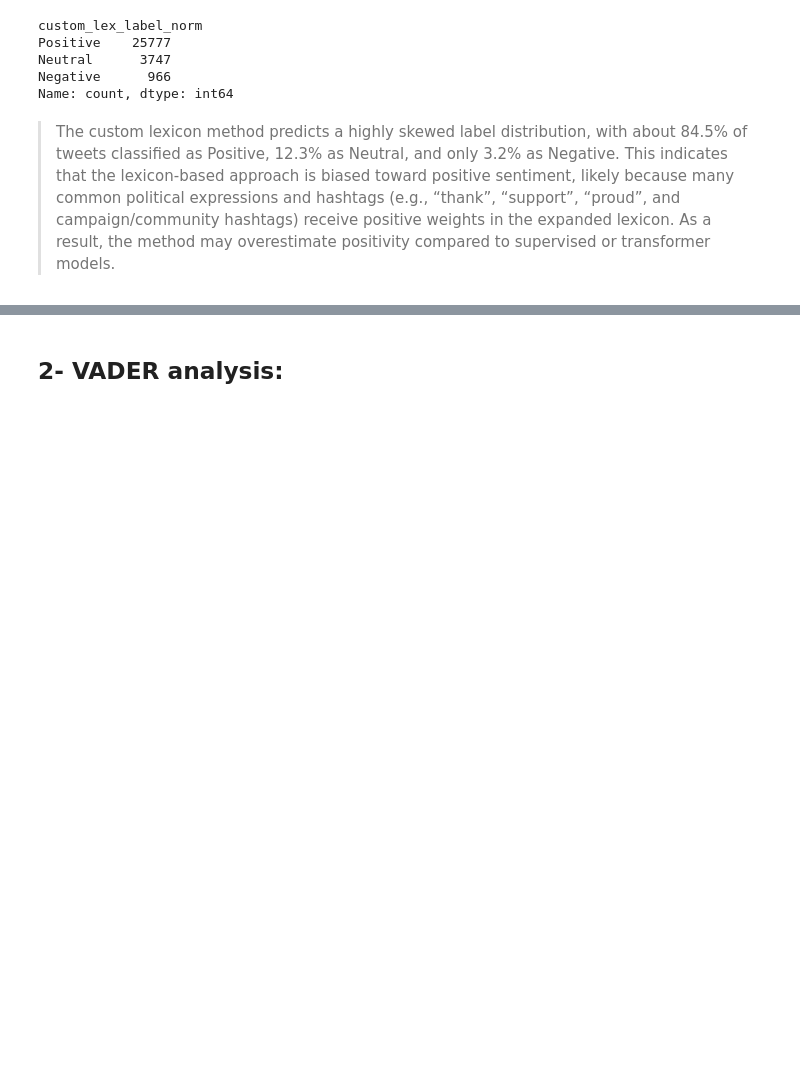
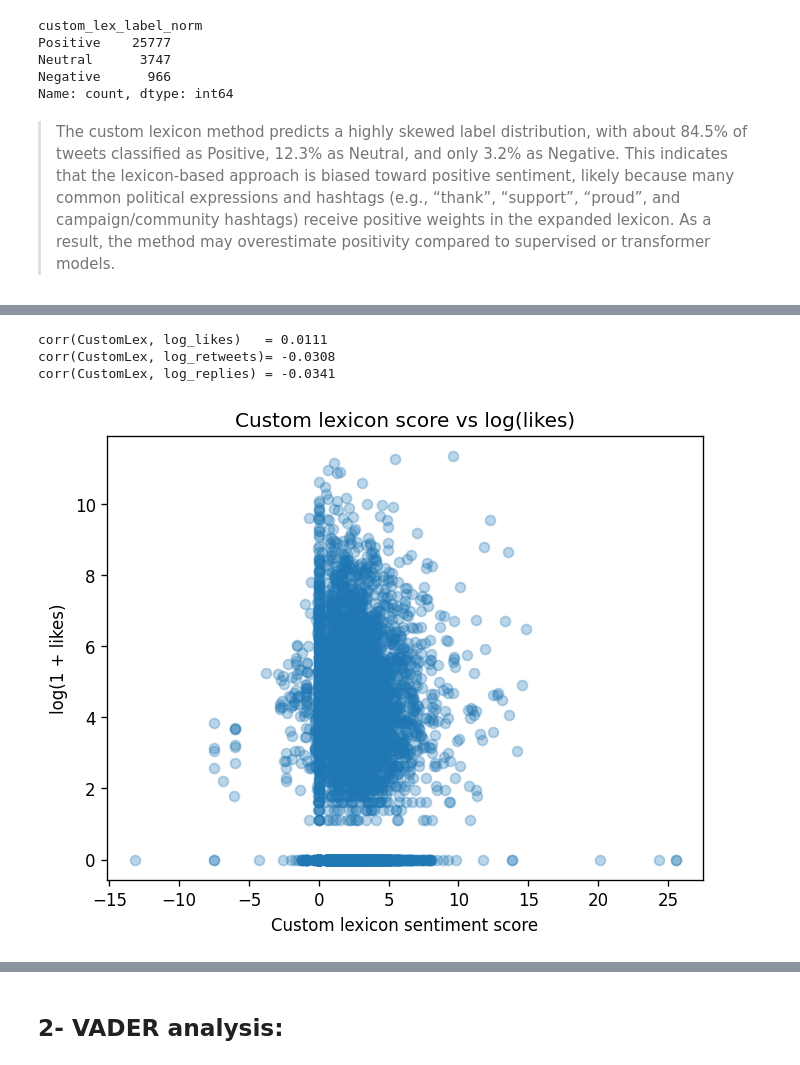
Before and after one commit to E-Zahra/SENTIMENT-ANALYSIS-OF-U.S.-SENATORS-TWEETS, a Jupyter notebook: senator_sentment_dictionary.ipynb, the cells around one changed output, grey strips where cells are left out. Drawn from its saved outputs; the diff is of its cells as text; code cells hidden in the pictures; blank space fills up the shorter version.

```diff
--- a/senator_sentment_dictionary.ipynb
+++ b/senator_sentment_dictionary.ipynb
@@ -313,0 +386,26 @@ Name: count, dtype: int64
+# %%
+# (D) Engagement correlations (same style as your notebooks)
+df["log_likes"] = np.log1p(df["likes"])
+df["log_retweets"] = np.log1p(df["retweets"])
+df["log_replies"] = np.log1p(df["replies"])
+
+corr_likes = np.corrcoef(df[score_col], df["log_likes"])[0,1]
+corr_rts   = np.corrcoef(df[score_col], df["log_retweets"])[0,1]
+corr_rep   = np.corrcoef(df[score_col], df["log_replies"])[0,1]
+
+print("corr(CustomLex, log_likes)   =", round(corr_likes, 4))
+print("corr(CustomLex, log_retweets)=", round(corr_rts, 4))
+print("corr(CustomLex, log_replies) =", round(corr_rep, 4))
+
+# optional scatter (same idea as VADER)
+sample = df.sample(n=min(5000, len(df)), random_state=42)
+plt.scatter(sample[score_col], sample["log_likes"], alpha=0.3)
+plt.title("Custom lexicon score vs log(likes)")
+plt.xlabel("Custom lexicon sentiment score")
+plt.ylabel("log(1 + likes)")
+plt.show()
+# %% [output]
+corr(CustomLex, log_likes)   = 0.0111
+corr(CustomLex, log_retweets)= -0.0308
+corr(CustomLex, log_replies) = -0.0341
+[figure, added]
```
Also changed, not shown: parts of 11 cells of this notebook.
